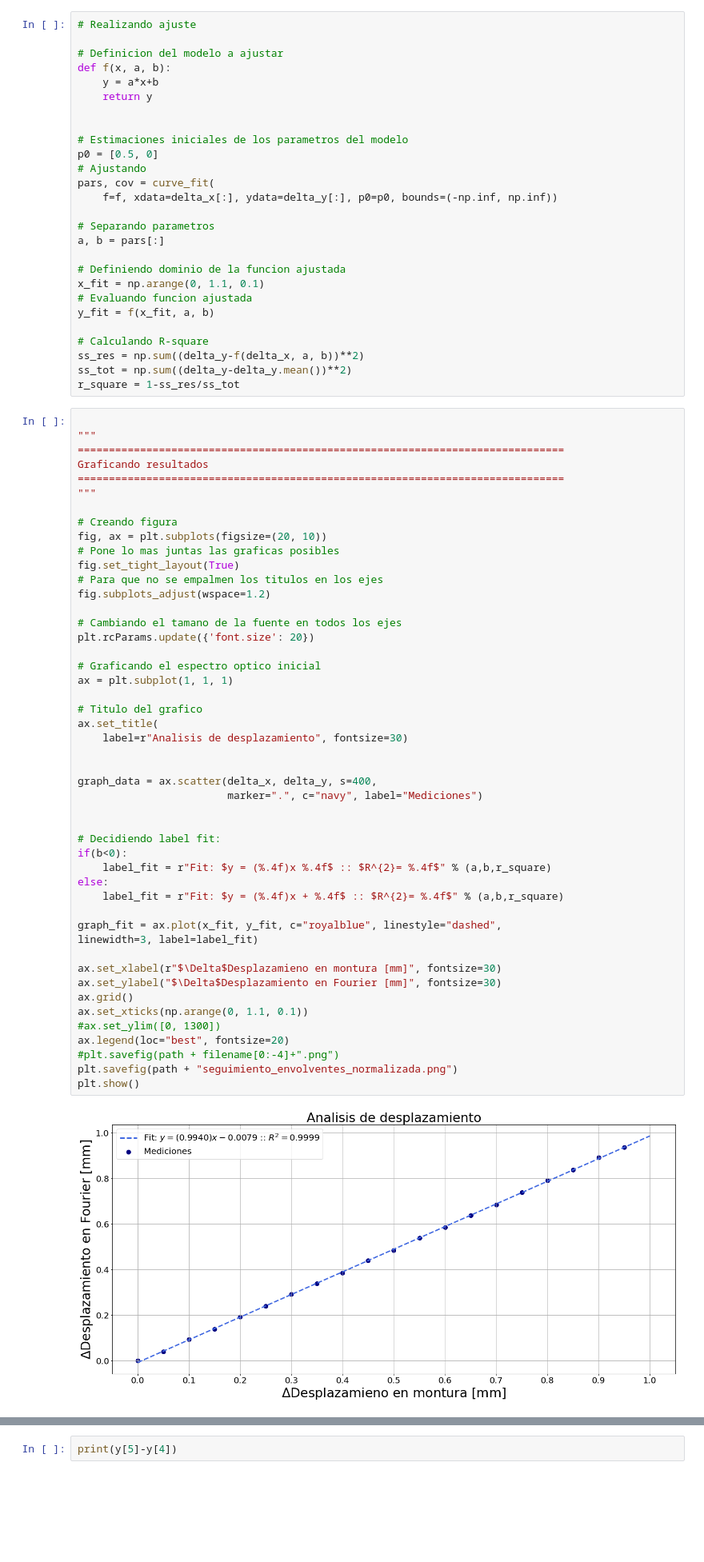
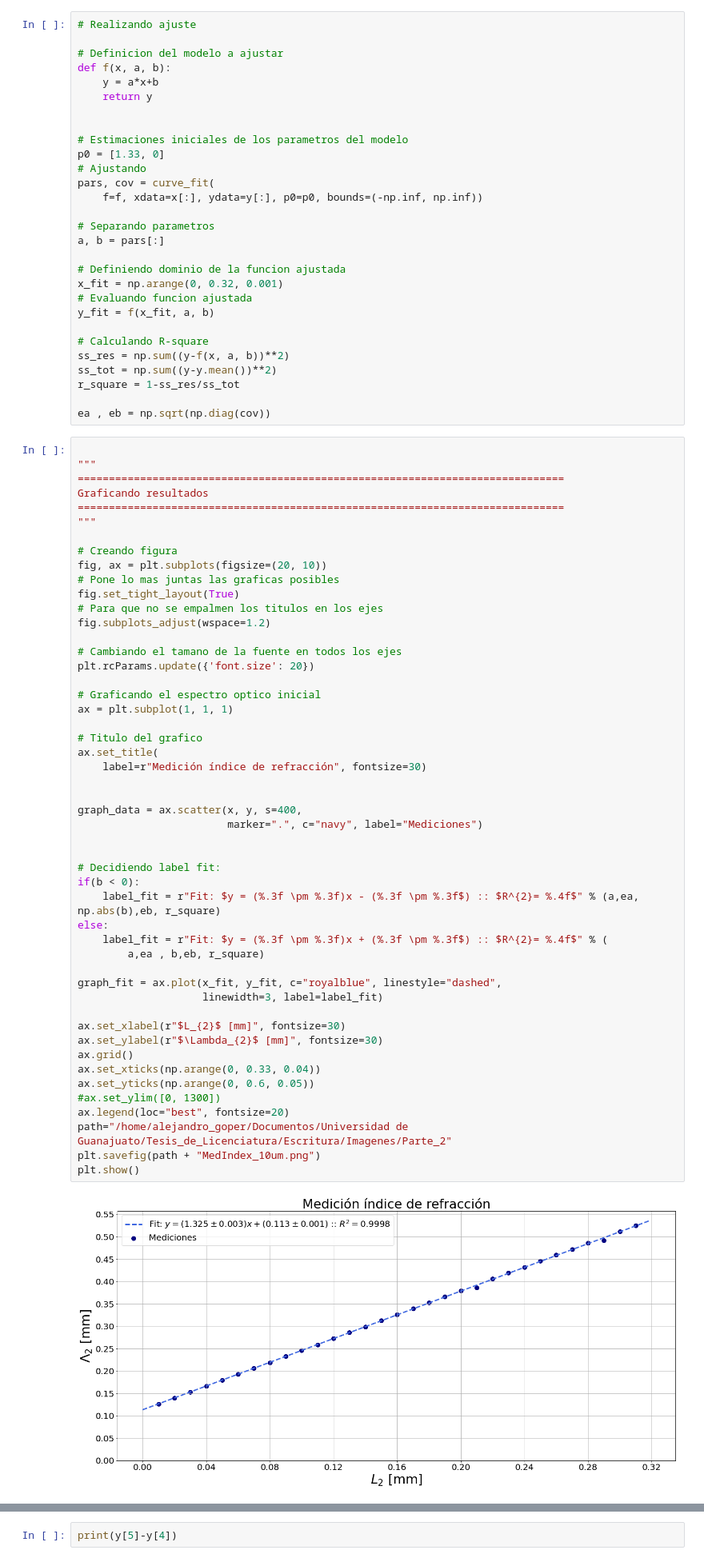
Before and after one commit to AlejandroGoper/Codigos_Tesis, a Jupyter notebook: Mediciones/08-10-2021/utilidades.ipynb, the cells around one changed output, grey strips where cells are left out. Shown at 80% size. Drawn from its saved outputs; the diff is of its cells as text; blank space fills up the shorter version.

```diff
--- a/Mediciones/08-10-2021/utilidades.ipynb
+++ b/Mediciones/08-10-2021/utilidades.ipynb
@@ -31,23 +31,25 @@ def f(x, a, b):
 
 
 # Estimaciones iniciales de los parametros del modelo
-p0 = [0.5, 0]
+p0 = [1.33, 0]
 # Ajustando
 pars, cov = curve_fit(
-    f=f, xdata=delta_x[:], ydata=delta_y[:], p0=p0, bounds=(-np.inf, np.inf))
+    f=f, xdata=x[:], ydata=y[:], p0=p0, bounds=(-np.inf, np.inf))
 
 # Separando parametros
 a, b = pars[:]
 
 # Definiendo dominio de la funcion ajustada
-x_fit = np.arange(0, 1.1, 0.1)
+x_fit = np.arange(0, 0.32, 0.001)
 # Evaluando funcion ajustada
 y_fit = f(x_fit, a, b)
 
 # Calculando R-square
-ss_res = np.sum((delta_y-f(delta_x, a, b))**2)
-ss_tot = np.sum((delta_y-delta_y.mean())**2)
+ss_res = np.sum((y-f(x, a, b))**2)
+ss_tot = np.sum((y-y.mean())**2)
 r_square = 1-ss_res/ss_tot
+
+ea , eb = np.sqrt(np.diag(cov))
 # %%
 
 """
@@ -59,42 +61,44 @@ Graficando resultados
 # Creando figura
 fig, ax = plt.subplots(figsize=(20, 10))
 # Pone lo mas juntas las graficas posibles
 fig.set_tight_layout(True)
 # Para que no se empalmen los titulos en los ejes
 fig.subplots_adjust(wspace=1.2)
 
 # Cambiando el tamano de la fuente en todos los ejes
 plt.rcParams.update({'font.size': 20})
 
 # Graficando el espectro optico inicial
 ax = plt.subplot(1, 1, 1)
 
 # Titulo del grafico
 ax.set_title(
-    label=r"Analisis de desplazamiento", fontsize=30)
+    label=r"Medición índice de refracción", fontsize=30)
 
 
-graph_data = ax.scatter(delta_x, delta_y, s=400,
+graph_data = ax.scatter(x, y, s=400,
                         marker=".", c="navy", label="Mediciones")
 
 
 # Decidiendo label fit:
-if(b<0):
-    label_fit = r"Fit: $y = (%.4f)x %.4f$ :: $R^{2}= %.4f$" % (a,b,r_square)
+if(b < 0):
+    label_fit = r"Fit: $y = (%.3f \pm %.3f)x - (%.3f \pm %.3f$) :: $R^{2}= %.4f$" % (a,ea, np.abs(b),eb, r_square)
 else:
-    label_fit = r"Fit: $y = (%.4f)x + %.4f$ :: $R^{2}= %.4f$" % (a,b,r_square)
+    label_fit = r"Fit: $y = (%.3f \pm %.3f)x + (%.3f \pm %.3f$) :: $R^{2}= %.4f$" % (
+        a,ea , b,eb, r_square)
 
 graph_fit = ax.plot(x_fit, y_fit, c="royalblue", linestyle="dashed",
-linewidth=3, label=label_fit)
+                    linewidth=3, label=label_fit)
 
-ax.set_xlabel(r"$\Delta$Desplazamieno en montura [mm]", fontsize=30)
-ax.set_ylabel("$\Delta$Desplazamiento en Fourier [mm]", fontsize=30)
+ax.set_xlabel(r"$L_{2}$ [mm]", fontsize=30)
+ax.set_ylabel(r"$\Lambda_{2}$ [mm]", fontsize=30)
 ax.grid()
-ax.set_xticks(np.arange(0, 1.1, 0.1))
+ax.set_xticks(np.arange(0, 0.33, 0.04))
+ax.set_yticks(np.arange(0, 0.6, 0.05))
 #ax.set_ylim([0, 1300])
 ax.legend(loc="best", fontsize=20)
-#plt.savefig(path + filename[0:-4]+".png")
-plt.savefig(path + "seguimiento_envolventes_normalizada.png")
+path="/home/alejandro_goper/Documentos/Universidad de Guanajuato/Tesis_de_Licenciatura/Escritura/Imagenes/Parte_2"
+plt.savefig(path + "MedIndex_10um.png")
 plt.show()
 # %% [output]
-[figure, old version]
+[figure, new version]
```
Also changed, not shown: parts of 29 cells of this notebook, 12 other files.
